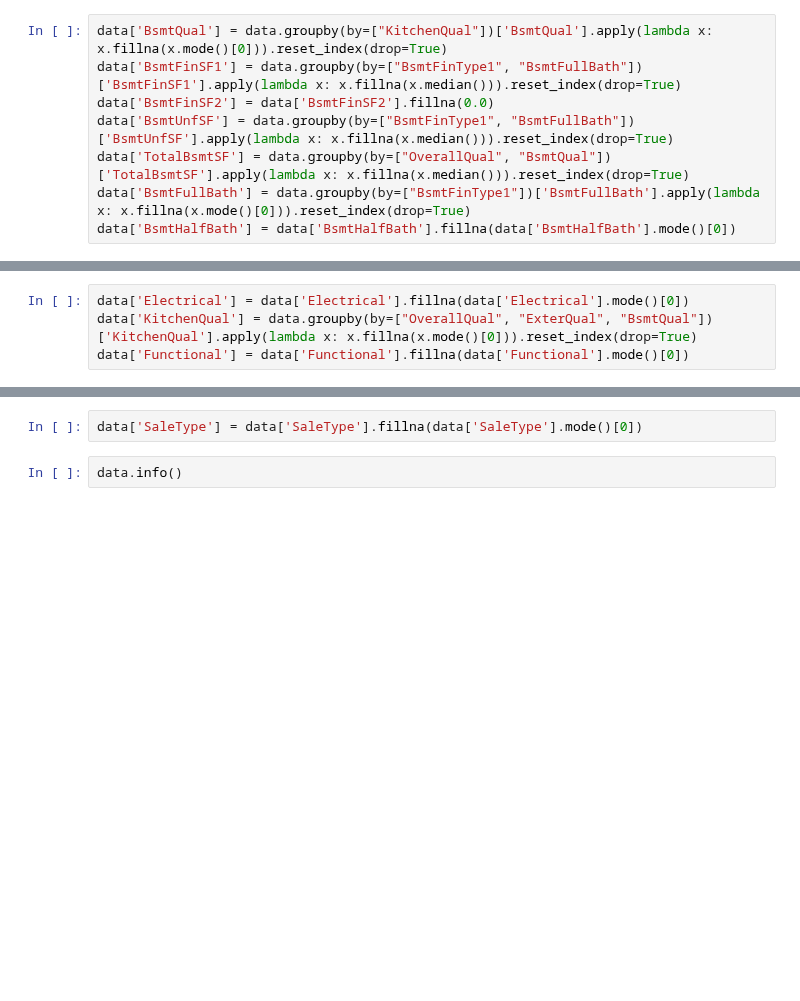
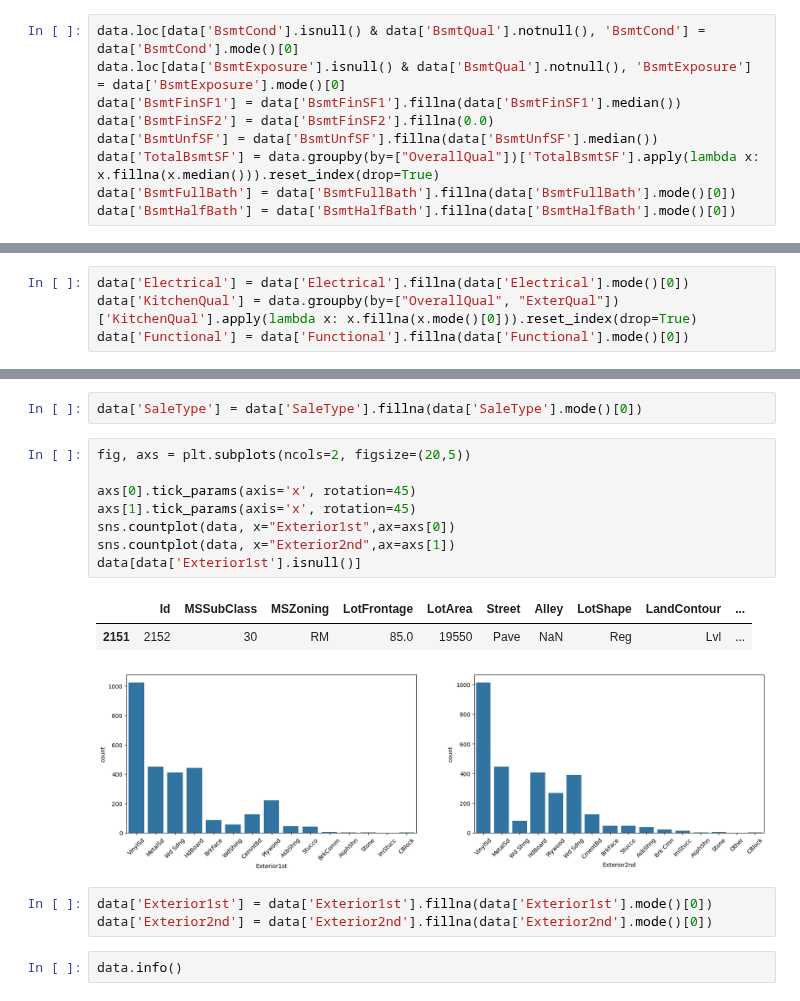
Before and after one commit to LoneCoder21/Kaggle-Notebooks, a Jupyter notebook: Regression/House Prices/property_prices.ipynb, the cells around one changed output, grey strips where cells are left out. Saved outputs shown, nothing was run; the diff lists cells and outputs as text; blank space fills up the shorter version.

```diff
--- a/Regression/House Prices/property_prices.ipynb
+++ b/Regression/House Prices/property_prices.ipynb
@@ -94,10 +108,11 @@ sns.countplot(data,x="BsmtFullBath",ax=axs[3])
 # %%
-data['BsmtQual'] = data.groupby(by=["KitchenQual"])['BsmtQual'].apply(lambda x: x.fillna(x.mode()[0])).reset_index(drop=True)
-data['BsmtFinSF1'] = data.groupby(by=["BsmtFinType1", "BsmtFullBath"])['BsmtFinSF1'].apply(lambda x: x.fillna(x.median())).reset_index(drop=True)
+data.loc[data['BsmtCond'].isnull() & data['BsmtQual'].notnull(), 'BsmtCond'] = data['BsmtCond'].mode()[0]
+data.loc[data['BsmtExposure'].isnull() & data['BsmtQual'].notnull(), 'BsmtExposure'] = data['BsmtExposure'].mode()[0]
+data['BsmtFinSF1'] = data['BsmtFinSF1'].fillna(data['BsmtFinSF1'].median())
 data['BsmtFinSF2'] = data['BsmtFinSF2'].fillna(0.0)
-data['BsmtUnfSF'] = data.groupby(by=["BsmtFinType1", "BsmtFullBath"])['BsmtUnfSF'].apply(lambda x: x.fillna(x.median())).reset_index(drop=True)
-data['TotalBsmtSF'] = data.groupby(by=["OverallQual", "BsmtQual"])['TotalBsmtSF'].apply(lambda x: x.fillna(x.median())).reset_index(drop=True)
-data['BsmtFullBath'] = data.groupby(by=["BsmtFinType1"])['BsmtFullBath'].apply(lambda x: x.fillna(x.mode()[0])).reset_index(drop=True)
+data['BsmtUnfSF'] = data['BsmtUnfSF'].fillna(data['BsmtUnfSF'].median())
+data['TotalBsmtSF'] = data.groupby(by=["OverallQual"])['TotalBsmtSF'].apply(lambda x: x.fillna(x.median())).reset_index(drop=True)
+data['BsmtFullBath'] = data['BsmtFullBath'].fillna(data['BsmtFullBath'].mode()[0])
 data['BsmtHalfBath'] = data['BsmtHalfBath'].fillna(data['BsmtHalfBath'].mode()[0])
 # %%
 fig, axs = plt.subplots(ncols=2, figsize=(10,5))
@@ -109,7 +124,7 @@ sns.countplot(data,x="Functional",ax=axs[1])
 [figure]
 # %%
 data['Electrical'] = data['Electrical'].fillna(data['Electrical'].mode()[0])
-data['KitchenQual'] = data.groupby(by=["OverallQual", "ExterQual", "BsmtQual"])['KitchenQual'].apply(lambda x: x.fillna(x.mode()[0])).reset_index(drop=True)
+data['KitchenQual'] = data.groupby(by=["OverallQual", "ExterQual"])['KitchenQual'].apply(lambda x: x.fillna(x.mode()[0])).reset_index(drop=True)
 data['Functional'] = data['Functional'].fillna(data['Functional'].mode()[0])
 # %%
 garage = data[data['GarageType'].notnull()]
@@ -146,6 +161,21 @@ data[data['SaleType'].isnull()]
 [figure]
 # %%
 data['SaleType'] = data['SaleType'].fillna(data['SaleType'].mode()[0])
+# %%
+fig, axs = plt.subplots(ncols=2, figsize=(20,5))
+
+axs[0].tick_params(axis='x', rotation=45)
+axs[1].tick_params(axis='x', rotation=45)
+sns.countplot(data, x="Exterior1st",ax=axs[0])
+sns.countplot(data, x="Exterior2nd",ax=axs[1])
+data[data['Exterior1st'].isnull()]
+# %% [output]
+|  | Id | MSSubClass | MSZoning | LotFrontage | LotArea | Street | Alley | LotShape | LandContour | ... |
+| 2151 | 2152 | 30 | RM | 85.0 | 19550 | Pave | NaN | Reg | Lvl | ... |
+[figure, added]
+# %%
+data['Exterior1st'] = data['Exterior1st'].fillna(data['Exterior1st'].mode()[0])
+data['Exterior2nd'] = data['Exterior2nd'].fillna(data['Exterior2nd'].mode()[0])
 # %%
 data.info()
 # %% [output]
```
Also changed, not shown: parts of 3 cells of this notebook.
